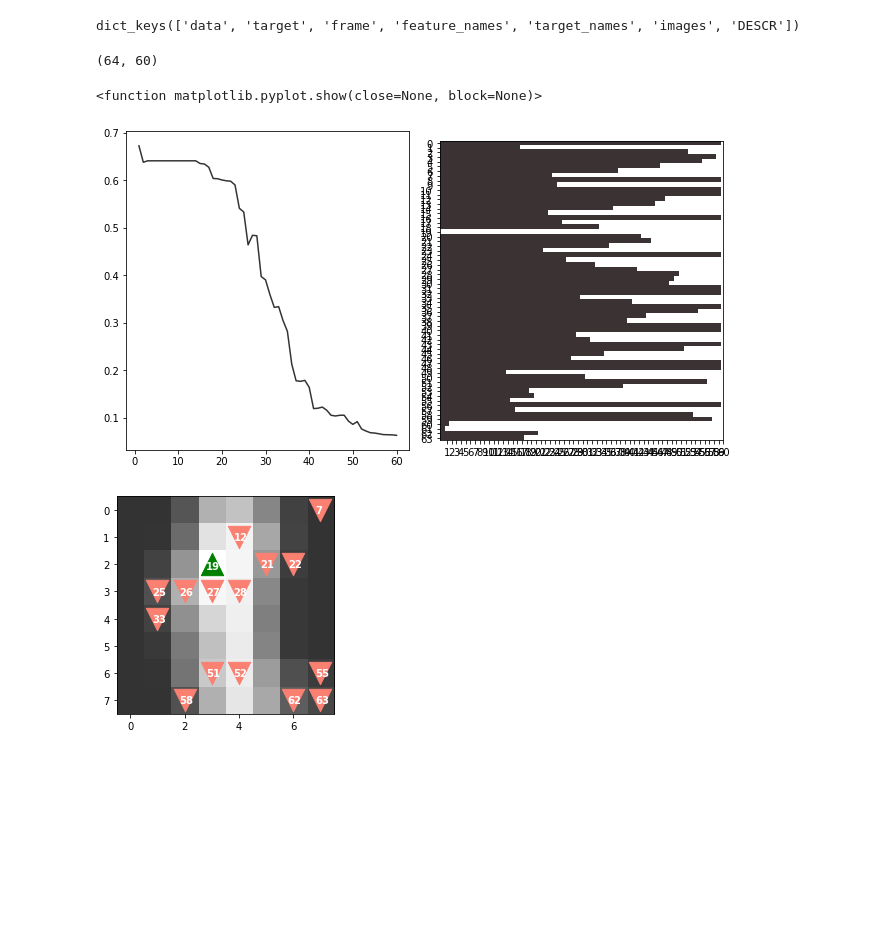
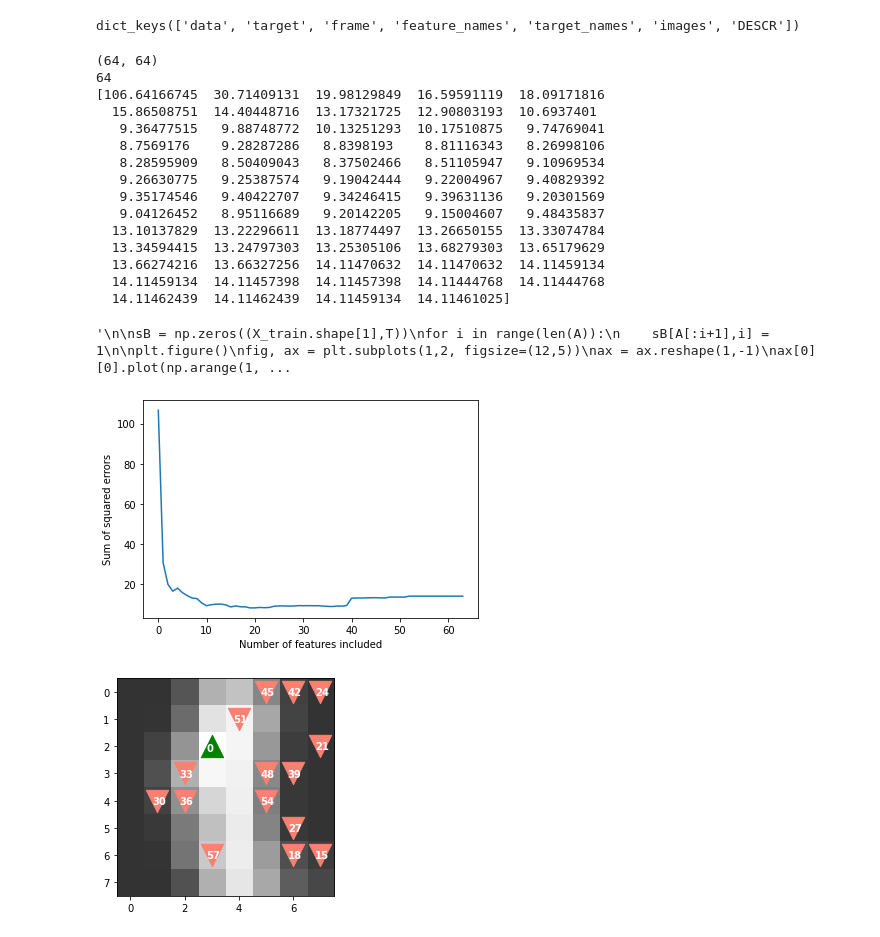
Before and after one commit to YouchengZHANG/FundamentalsMachineLearning, a Jupyter notebook: assignment/Exercise_6_Youcheng.ipynb, the cells around one changed output. Saved outputs shown, nothing was run; the diff lists cells and outputs as text; code cells hidden in the pictures; blank space fills up the shorter version.

```diff
--- a/assignment/Exercise_6_Youcheng.ipynb
+++ b/assignment/Exercise_6_Youcheng.ipynb
@@ -190,35 +190,68 @@ def OMPclassifier(X_train, Y_train, X_test, Y_test, T):
     H = np.zeros((X.shape[1],))
     errO = []
     while len(A) < T:
-        jt = np.argmax(np.dot(X[:,B].T, r))
+        jt = np.argmax(np.abs(np.dot(X[:,B].T, r)))
         A.append(B[jt])
         B = B[B != B[jt]]
-        beta = lsqr(X[:,A], y, atol = 1e-04, btol = 1e-04)[0]
+        beta = lsqr(X[:,A], y, atol = 1e-05, btol = 1e-05)[0]
         h = np.zeros((X.shape[1],))
         h[A,] = beta
         H = np.vstack((H,h))
         r = y - np.dot(X[:,A], beta)
         y_test = np.dot(X_test[:,A], beta)
-        errO.append( np.mean((Y_test - y_test)**2) )
+        errO.append( np.sum(np.square((Y_test - y_test)), axis=0) )
     H = H[1:,:]
     return H.T, errO, A
 # %%
-T = 60
+T = 64
 solutions, errO, A  = OMPclassifier(X_train, Y_train, X_test, Y_test, T)
 print(solutions.shape)
-sB = solutions.copy()
-sB[sB!=0] = 1
-fig, ax = plt.subplots(1,2, figsize=(9,5))
+print(len(A))
+
+
+M = 195
+D = M*M
+y_test = np.dot(X_test, solutions)
+# compute the sum of squared error for each T (number of pixels included) and plot
+sse = np.sum(np.square(y_test - Y_test.reshape(-1,1)), axis=0)
+print(sse)
+plt.plot(np.arange(len(sse)), sse)
+plt.xlabel('Number of features included')
+plt.ylabel('Sum of squared errors');
+
+'''
+
+sB = np.zeros((X_train.shape[1],T))
+for i in range(len(A)):
+    sB[A[:i+1],i] = 1
+
+plt.figure()
+fig, ax = plt.subplots(1,2, figsize=(12,5))
 ax = ax.reshape(1,-1)
 ax[0][0].plot(np.arange(1,T+1),errO, label = "Mean square error", c='black',alpha=0.8)
 ax[0][1].imshow(sB,cmap='hot',interpolation='nearest',alpha=0.8)
 ax[0][1].set(xticks=np.arange(1,T+1),yticks=np.arange(0,64))
 fig.tight_layout()
 plt.show
+'''
 # %% [output]
-(64, 60)
+(64, 64)
+64
+[106.64166745  30.71409131  19.98129849  16.59591119  18.09171816
+  15.86508751  14.40448716  13.17321725  12.90803193  10.6937401
+   9.36477515   9.88748772  10.13251293  10.17510875   9.74769041
+   8.7569176    9.28287286   8.8398193    8.81116343   8.26998106
+   8.28595909   8.50409043   8.37502466   8.51105947   9.10969534
+   9.26630775   9.25387574   9.19042444   9.22004967   9.40829392
+   9.35174546   9.40422707   9.34246415   9.39631136   9.20301569
+   9.04126452   8.95116689   9.20142205   9.15004607   9.48435837
+  13.10137829  13.22296611  13.18774497  13.26650155  13.33074784
+  13.34594415  13.24797303  13.25305106  13.68279303  13.65179629
+  13.66274216  13.66327256  14.11470632  14.11470632  14.11459134
+  14.11459134  14.11457398  14.11457398  14.11444768  14.11444768
+  14.11462439  14.11462439  14.11459134  14.11461025]
-<function matplotlib.pyplot.show(close=None, block=None)>
+'\n\nsB = np.zeros((X_train.shape[1],T))\nfor i in range(len(A)):\n    sB[A[:i+1],i] = 1\n\nplt.figure()\nfig, ax = plt.subplots(1,2, figsize=(12,5))\nax = ax.reshape(1,-1)\nax[0][0].plot(np.arange(1, ...
-[figure, old version]
+[figure, new version]
 # %%
 # Show the active pixel order
 
@@ -231,15 +264,15 @@ Coo = np.arange(0,64).reshape(8,8)
 for i in range(0,solutions.shape[1],3):
     y, x = np.where(Coo==A[i])
     if solutions[A[i],i] > 0:
-        plt.annotate(str(A[i]), xy=(x, y),xytext=(x-0.20, y+0.18), c="white", weight="bold")
+        plt.annotate(str(i), xy=(x, y),xytext=(x-0.20, y+0.18), c="white", weight="bold")
         plt.scatter(x, y, s=500, c='green', marker="^")
     elif solutions[A[i],i] < 0:
-        plt.annotate(str(A[i]), xy=(x, y),xytext=(x-0.20, y+0.12), c="white", weight="bold")
+        plt.annotate(str(i), xy=(x, y),xytext=(x-0.20, y+0.12), c="white", weight="bold")
         plt.scatter(x, y, s=500, c='salmon', marker="v")
 
 plt.show()
 # %% [output]
-[figure, old version]
+[figure, new version]
 # %%
 # 4.3 One-against-the-rest classi􏰃cation (8 points)
 
```
Also changed, not shown: parts of 5 cells of this notebook.
